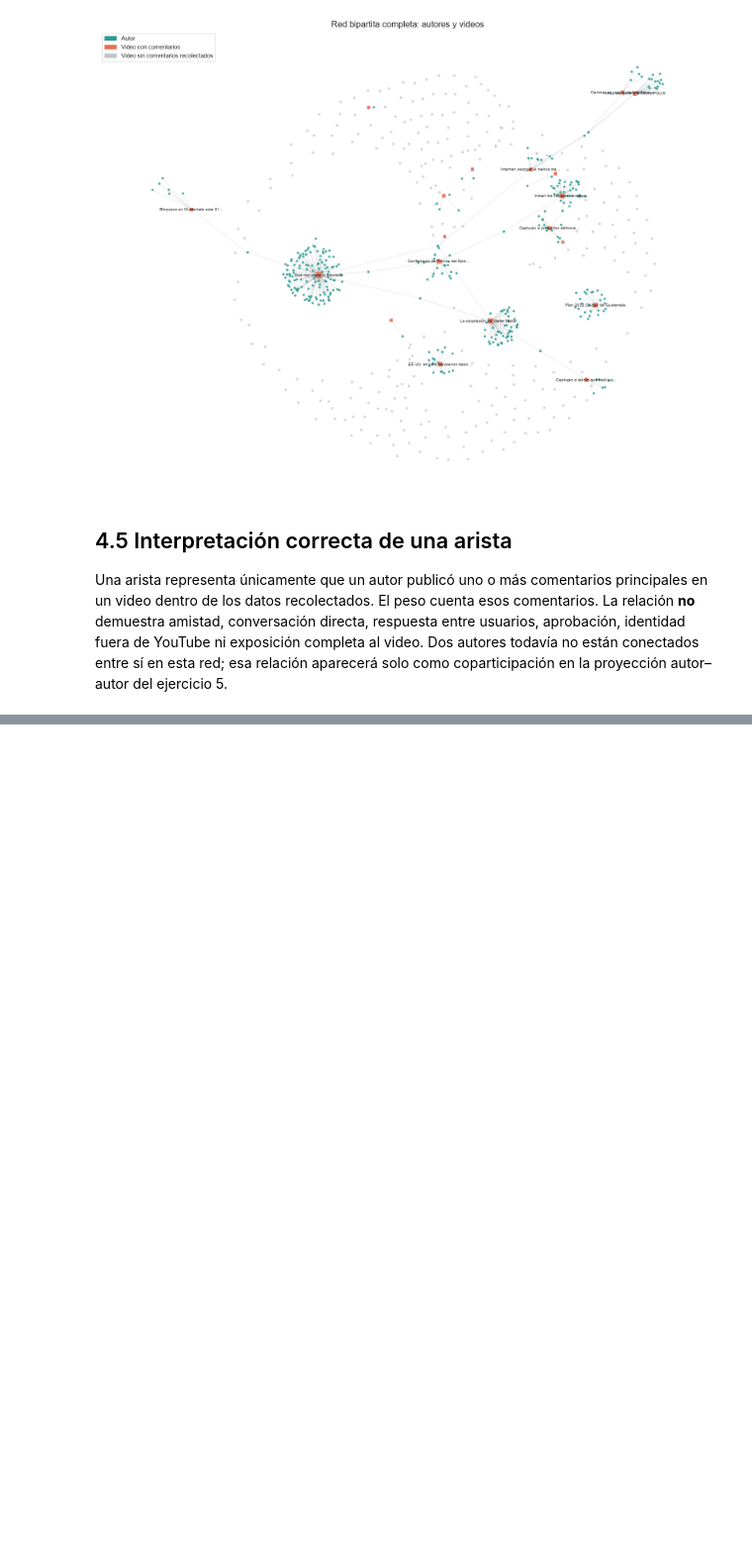
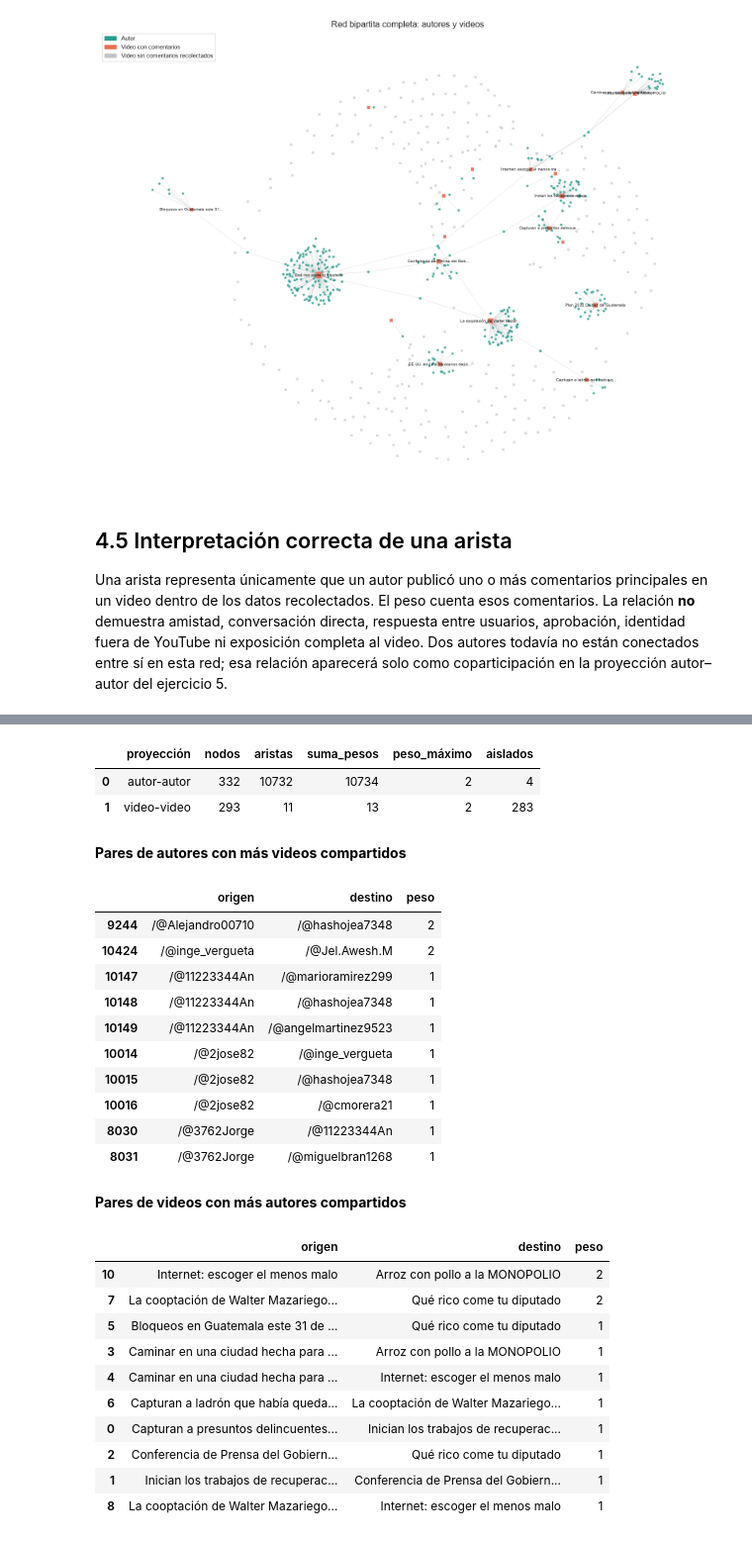
Before and after one commit to Dcextrim/CC3084-Data-Science, a Jupyter notebook: 06_analisis_redes_sociales/notebooks/analisis_redes_sociales.ipynb, the cells around one changed output, grey strips where cells are left out. Shown at 99% size. Drawn from its saved outputs; the diff is of its cells as text; code cells hidden in the pictures; blank space fills up the shorter version.

```diff
--- a/06_analisis_redes_sociales/notebooks/analisis_redes_sociales.ipynb
+++ b/06_analisis_redes_sociales/notebooks/analisis_redes_sociales.ipynb
@@ -982,0 +985,61 @@ Las conclusiones de este avance describen **esta muestra recolectada**. No se ge
+# %%
+author_projection, video_projection = build_projections(graph)
+author_projection_edges = projection_edge_table(author_projection, "author-author")
+video_projection_edges = projection_edge_table(video_projection, "video-video")
+
+projection_audit = pd.DataFrame([
+    {"proyección": "autor-autor", "nodos": author_projection.number_of_nodes(),
+     "aristas": author_projection.number_of_edges(),
+     "suma_pesos": int(author_projection_edges["weight"].sum()),
+     "peso_máximo": int(author_projection_edges["weight"].max()),
+     "aislados": nx.number_of_isolates(author_projection)},
+    {"proyección": "video-video", "nodos": video_projection.number_of_nodes(),
+     "aristas": video_projection.number_of_edges(),
+     "suma_pesos": int(video_projection_edges["weight"].sum()),
+     "peso_máximo": int(video_projection_edges["weight"].max()),
+     "aislados": nx.number_of_isolates(video_projection)},
+])
+display(projection_audit)
+
+def labeled_projection_edges(projection, top_n=10):
+    rows = []
+    for source, target, data in projection.edges(data=True):
+        rows.append({
+            "origen": projection.nodes[source].get("label", source),
+            "destino": projection.nodes[target].get("label", target),
+            "peso": data["weight"],
+        })
+    return pd.DataFrame(rows).sort_values(["peso", "origen"], ascending=[False, True]).head(top_n)
+
+display(Markdown("**Pares de autores con más videos compartidos**"))
+display(labeled_projection_edges(author_projection))
+display(Markdown("**Pares de videos con más autores compartidos**"))
+display(labeled_projection_edges(video_projection))
+# %% [output]
+|  | proyección | nodos | aristas | suma_pesos | peso_máximo | aislados |
+| 0 | autor-autor | 332 | 10732 | 10734 | 2 | 4 |
+| 1 | video-video | 293 | 11 | 13 | 2 | 283 |
+**Pares de autores con más videos compartidos**
+|  | origen | destino | peso |
+| 9244 | /@Alejandro00710 | /@hashojea7348 | 2 |
+| 10424 | /@inge_vergueta | /@Jel.Awesh.M | 2 |
+| 10147 | /@11223344An | /@marioramirez299 | 1 |
+| 10148 | /@11223344An | /@hashojea7348 | 1 |
+| 10149 | /@11223344An | /@angelmartinez9523 | 1 |
+| 10014 | /@2jose82 | /@inge_vergueta | 1 |
+| 10015 | /@2jose82 | /@hashojea7348 | 1 |
+| 10016 | /@2jose82 | /@cmorera21 | 1 |
+| 8030 | /@3762Jorge | /@11223344An | 1 |
+| 8031 | /@3762Jorge | /@miguelbran1268 | 1 |
+**Pares de videos con más autores compartidos**
+|  | origen | destino | peso |
+| 10 | Internet: escoger el menos malo | Arroz con pollo a la MONOPOLIO | 2 |
+| 7 | La cooptación de Walter Mazariego... | Qué rico come tu diputado | 2 |
+| 5 | Bloqueos en Guatemala este 31 de ... | Qué rico come tu diputado | 1 |
+| 3 | Caminar en una ciudad hecha para ... | Arroz con pollo a la MONOPOLIO | 1 |
+| 4 | Caminar en una ciudad hecha para ... | Internet: escoger el menos malo | 1 |
+| 6 | Capturan a ladrón que había queda... | La cooptación de Walter Mazariego... | 1 |
+| 0 | Capturan a presuntos delincuentes... | Inician los trabajos de recuperac... | 1 |
+| 2 | Conferencia de Prensa del Gobiern... | Qué rico come tu diputado | 1 |
+| 1 | Inician los trabajos de recuperac... | Conferencia de Prensa del Gobiern... | 1 |
+| 8 | La cooptación de Walter Mazariego... | Internet: escoger el menos malo | 1 |
```
Also changed, not shown: parts of 14 cells of this notebook, 7 other files.
